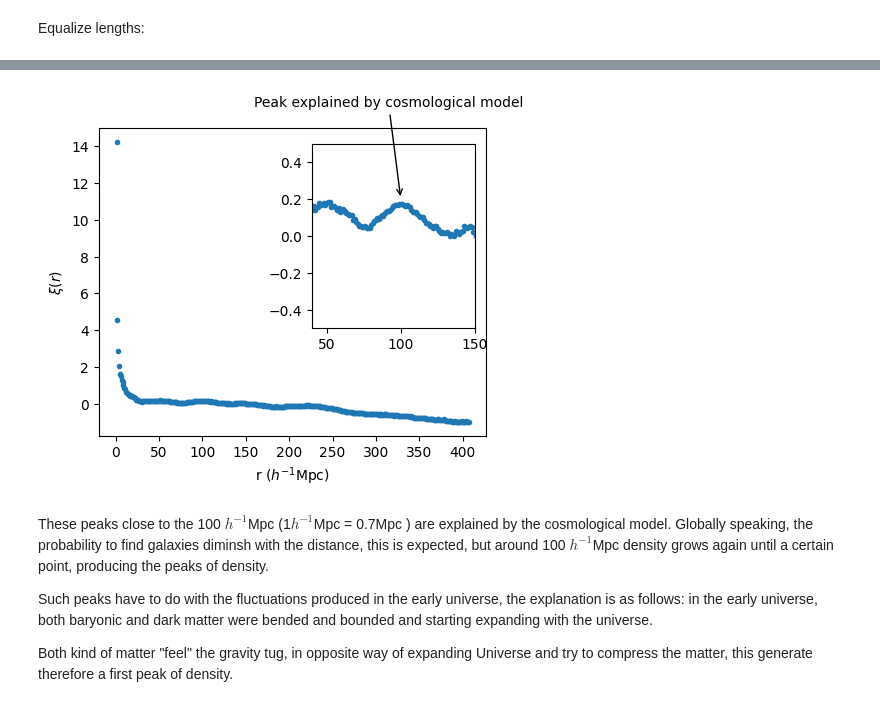
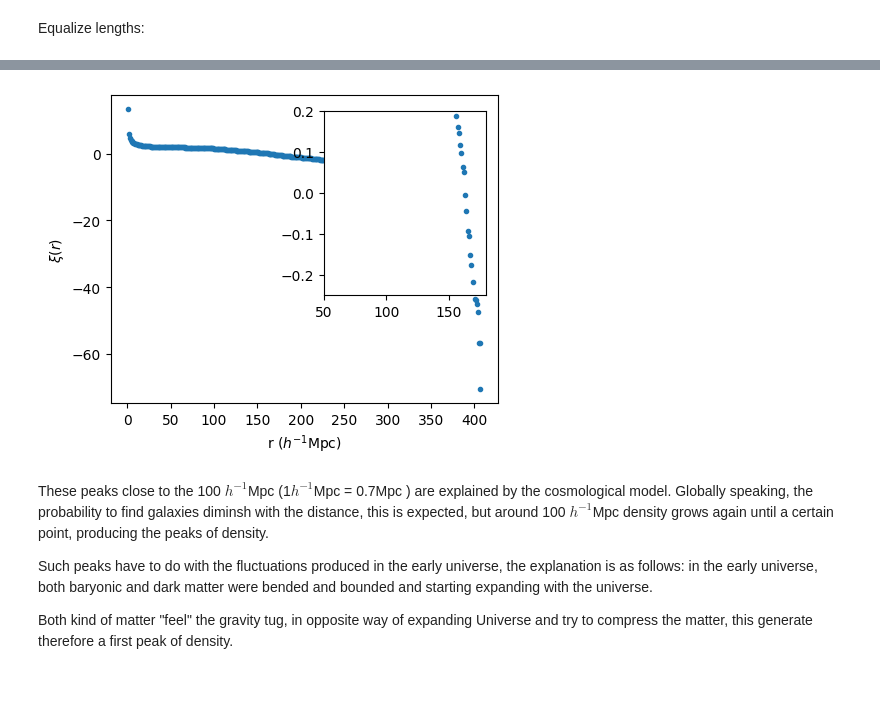
Before and after one commit to carlostp12/tfm, a Jupyter notebook: python/notebook/notebook-2df.ipynb, the cells around one changed output, grey strips where cells are left out. Saved outputs shown, nothing was run; the diff lists cells and outputs as text; code cells hidden in the pictures.

```diff
--- a/python/notebook/notebook-2df.ipynb
+++ b/python/notebook/notebook-2df.ipynb
@@ -246,7 +266,9 @@ distances = None
 for i in range(len(p)):
     distances =     np.array([euclidean(p[i], p[j])         for j in range(i+1, len(p))])
     distances_cat = np.array([euclidean(p_cat[i], p_cat[j]) for j in range(i+1, len(p))])
-    distances_lan = np.array([euclidean(p[i], p_cat[j]) for j in range(len(p))])
+    distances_lan = np.array([ (euclidean(p[i], p_cat[j]) + euclidean(p[j], p_cat[i]))  for j in range(i+1, len(p))])
+    #distances_lan = np.array([ (euclidean(p[i], p_cat[j]) + euclidean(p[j], p_cat[i]))
+    #            for j in range(i+1, len(p))])
     #print(distances[i])
     digitized = np.digitize(distances, bins)          # colocamos cada distancia a su intérvalo
     digitized_cat = np.digitize(distances_cat, bins)
@@ -293,16 +317,20 @@ DD, RR and r must have same dimension
 # %% [markdown]
 Equalize lengths:
 # %%
-if len(RR) <  len(DD):
-    for i in list(range(len(DD)- len(RR))):
+minimal = min(len(DD),len(RR), len(DR))
+
+if minimal <  len(DD):
+    for i in list(range(len(DD)- minimal)):
         DD.pop()
         r.pop()
-if len(DD) <  len(RR):
-    for i in list(range(len(RR)- len(DD))):
+if minimal <  len(RR):
+    for i in list(range(len(RR)- minimal)):
         RR.pop()
-
-if len(DD) <  len(DR):
-    for i in list(range(len(DR)- len(DD))):
+if minimal <  len(r):
+    for i in list(range(len(r)- minimal)):
+        r.pop()
+if minimal <  len(DR):
+    for i in list(range(len(DR)- minimal)):
         DR.pop()
 # %%
 %%time
@@ -321,30 +349,30 @@ Wall time: 16.8 ms
 # %%
 # Calculamos estimador natural
 corr = np.array(DD)/np.array(RR) - 1 # Davids and Peebels
 #corr = (np.array(DD)-np.array(DR))/np.array(RR) # Hamilton
-#corr = (np.array(DD)-2*np.array(DR)+np.array(RR))/np.array(RR) # Landy and Szalay
+corr = (np.array(DD)-2*np.array(DR)+np.array(RR))/np.array(RR) # Landy and Szalay
 #corr = np.array(DD)/np.array(DR)-1 # Hewett
 
 # Hacemos los gráficos
 fig, ax = plt.subplots(figsize=[5, 4])
 # Fem el gràfic
 ax.plot(r, corr, '.')
 ax.set_xlabel("r ($h^{-1}$Mpc)")
 ax.set_ylabel(r"$\xi(r)$")
 
 axins = ax.inset_axes([0.55, 0.35, 0.42, 0.60])
 axins.plot(r, corr, '.')
 # sub region of the original image
-x1, x2, y1, y2 = 40, 150, -0.5, 0.5
+x1, x2, y1, y2 = 50, 180, -0.25, 0.2
 axins.set_xlim(x1, x2)
 axins.set_ylim(y1, y2)
-_ = axins.annotate("Peak explained by cosmological model",
-                   xy=(100, 0.2), xycoords='data',
-                   xytext=(0.6, 0.7), textcoords='data',
+_ = axins.annotate("Peak l",
+                   xy=(100, -0.8), xycoords='data',
+                   xytext=(80, 0.8), textcoords='data',
                    arrowprops=dict(arrowstyle="->", connectionstyle="arc3")
                    )
 # %% [output]
-[figure, old version]
+[figure, new version]
 # %% [markdown]
 These peaks close to the 100 $h^{-1}$Mpc (1$h^{-1}$Mpc = 0.7Mpc ) are explained by the cosmological model.
 Globally speaking, the probability to find galaxies diminsh with the distance, this is expected, but around 100 $h^{-1}$Mpc density grows again until a certain point, producing the peaks of density.
```
Also changed, not shown: parts of 8 cells of this notebook.
